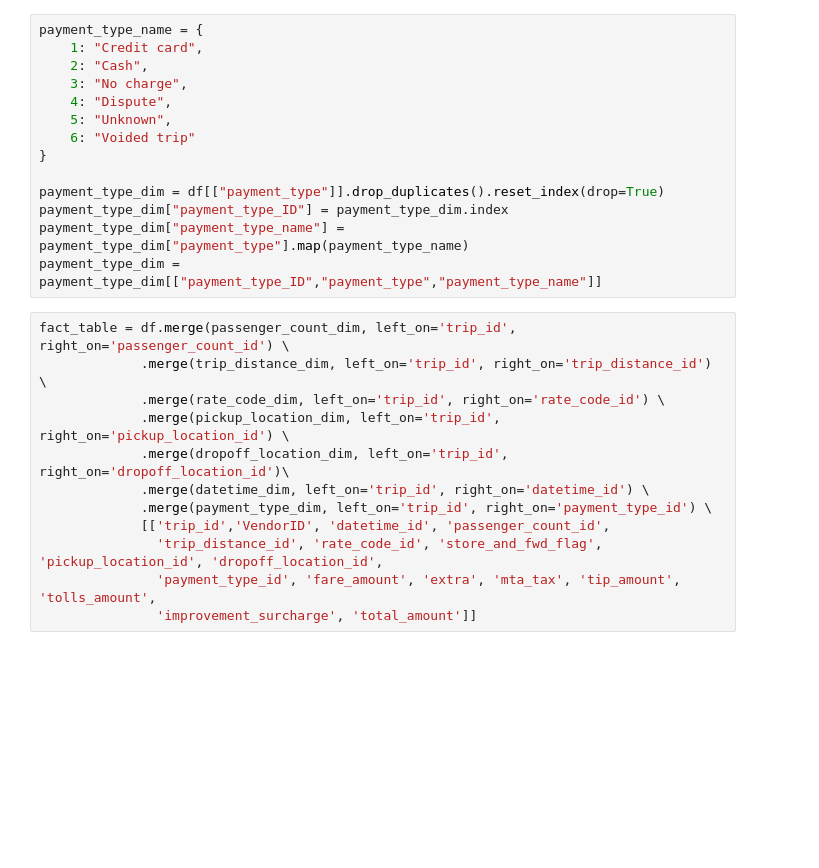
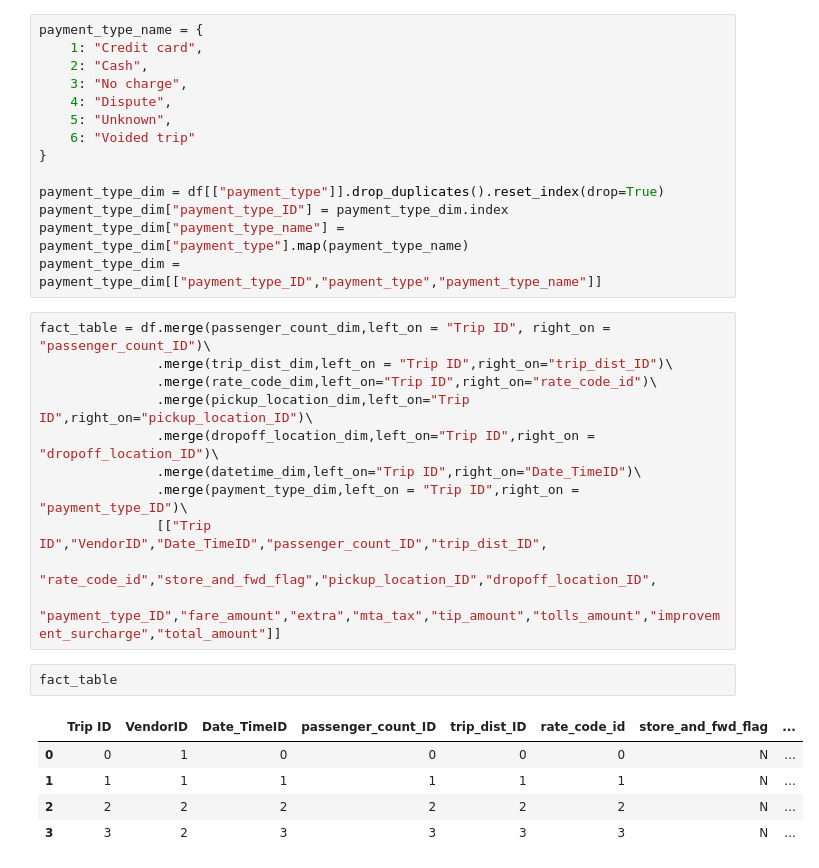
Before and after one commit to SiddharthChavan23/Uber_ETL_Pipeline_DataEngg, a Jupyter notebook: UBER.ipynb, the cells around one changed output. Drawn from its saved outputs; the diff is of its cells as text; blank space fills up the shorter version.

Commit message:
fact_table

```diff
--- a/UBER.ipynb
+++ b/UBER.ipynb
@@ -131,14 +111,21 @@ payment_type_dim["payment_type_ID"] = payment_type_dim.index
 payment_type_dim["payment_type_name"] = payment_type_dim["payment_type"].map(payment_type_name)
 payment_type_dim = payment_type_dim[["payment_type_ID","payment_type","payment_type_name"]]
 # %%
-fact_table = df.merge(passenger_count_dim, left_on='trip_id', right_on='passenger_count_id') \
-             .merge(trip_distance_dim, left_on='trip_id', right_on='trip_distance_id') \
-             .merge(rate_code_dim, left_on='trip_id', right_on='rate_code_id') \
-             .merge(pickup_location_dim, left_on='trip_id', right_on='pickup_location_id') \
-             .merge(dropoff_location_dim, left_on='trip_id', right_on='dropoff_location_id')\
-             .merge(datetime_dim, left_on='trip_id', right_on='datetime_id') \
-             .merge(payment_type_dim, left_on='trip_id', right_on='payment_type_id') \
-             [['trip_id','VendorID', 'datetime_id', 'passenger_count_id',
-               'trip_distance_id', 'rate_code_id', 'store_and_fwd_flag', 'pickup_location_id', 'dropoff_location_id',
-               'payment_type_id', 'fare_amount', 'extra', 'mta_tax', 'tip_amount', 'tolls_amount',
-               'improvement_surcharge', 'total_amount']]
+fact_table = df.merge(passenger_count_dim,left_on = "Trip ID", right_on = "passenger_count_ID")\
+               .merge(trip_dist_dim,left_on = "Trip ID",right_on="trip_dist_ID")\
+               .merge(rate_code_dim,left_on="Trip ID",right_on="rate_code_id")\
+               .merge(pickup_location_dim,left_on="Trip ID",right_on="pickup_location_ID")\
+               .merge(dropoff_location_dim,left_on="Trip ID",right_on = "dropoff_location_ID")\
+               .merge(datetime_dim,left_on="Trip ID",right_on="Date_TimeID")\
+               .merge(payment_type_dim,left_on = "Trip ID",right_on = "payment_type_ID")\
+               [["Trip ID","VendorID","Date_TimeID","passenger_count_ID","trip_dist_ID",
+                 "rate_code_id","store_and_fwd_flag","pickup_location_ID","dropoff_location_ID",
+                 "payment_type_ID","fare_amount","extra","mta_tax","tip_amount","tolls_amount","improvement_surcharge","total_amount"]]
+# %%
+fact_table
+# %% [output]
+|  | Trip ID | VendorID | Date_TimeID | passenger_count_ID | trip_dist_ID | rate_code_id | store_and_fwd_flag | ... |
+| 0 | 0 | 1 | 0 | 0 | 0 | 0 | N | ... |
+| 1 | 1 | 1 | 1 | 1 | 1 | 1 | N | ... |
+| 2 | 2 | 2 | 2 | 2 | 2 | 2 | N | ... |
+| 3 | 3 | 2 | 3 | 3 | 3 | 3 | N | ... |
```
Also changed, not shown: parts of 2 cells of this notebook.
